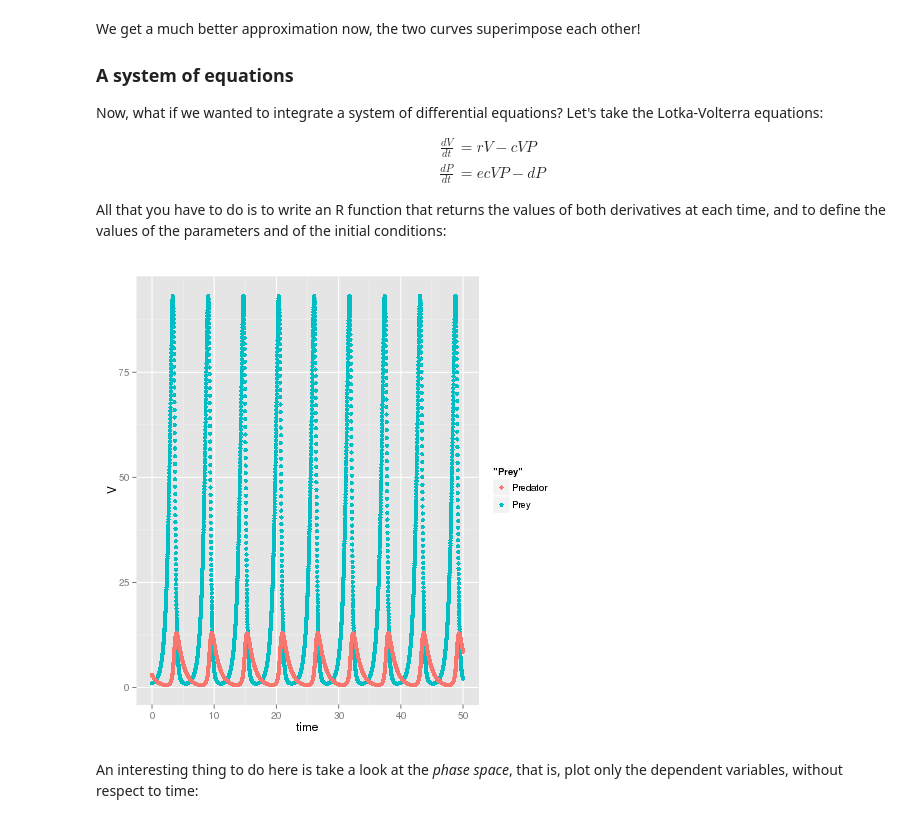
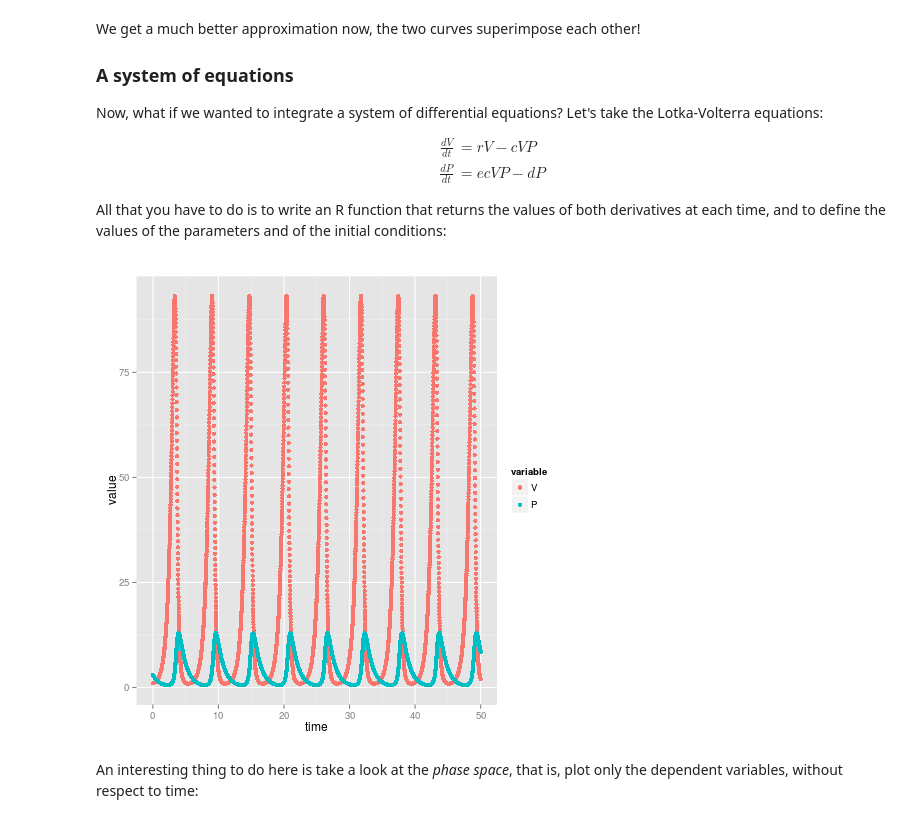
Before and after one commit to diogro/ode_examples, a Jupyter notebook: Numerical Integration Tutorial - R.ipynb, the cells around one changed output. Drawn from its saved outputs; the diff is of its cells as text; code cells hidden in the pictures.

Commit message:
reshape2 in ipython

```diff
--- a/Numerical Integration Tutorial - R.ipynb
+++ b/Numerical Integration Tutorial - R.ipynb
@@ -191,33 +192,35 @@ All that you have to do is to write an R function that returns the values of bot
 # %%
 %%R
 # time sequence
 time <- seq(0, 50, by = 0.01)
 
 # parameters: a named vector
 parameters <- c(r = 2, k = 0.5, e = 0.1, d = 1)
 
 # initial condition: a named vector
 state <- c(V = 1, P = 3)
 
 # R function to calculate the value of the derivatives at each time value
 # Use the names of the variables as defined in the vectors above
 lotkaVolterra <- function(t, state, parameters){
   with(as.list(c(state, parameters)), {
     dV = r * V - k * V * P
     dP = e * k * V * P - d * P
     return(list(c(dV, dP)))
   })
 }
 ## Integration with 'ode'
 out <- ode(y = state, times = time, func = lotkaVolterra, parms = parameters)
 
 ## Ploting
 out.df = as.data.frame(out) # required by ggplot: data object must be a data frame
-p <- ggplot(data = out.df, aes(x = time, y = V, color= 'Prey')) + geom_point() +
-                    geom_point(data = out.df, aes(x = time, y = P, color = 'Predator'))
+library(reshape2)
+out.m = melt(out.df, id.vars='time') # this makes plotting easier by puting all variables in a single column
+
+p <- ggplot(out.m, aes(time, value, color = variable)) + geom_point()
 print(p)
 # %% [output]
-[figure, old version]
+[figure, new version]
 # %% [markdown]
 An interesting thing to do here is take a look at the *phase space*, that is, plot only the dependent variables, without respect to time:
 # %%
```
Also changed, not shown: parts of 2 cells of this notebook.
